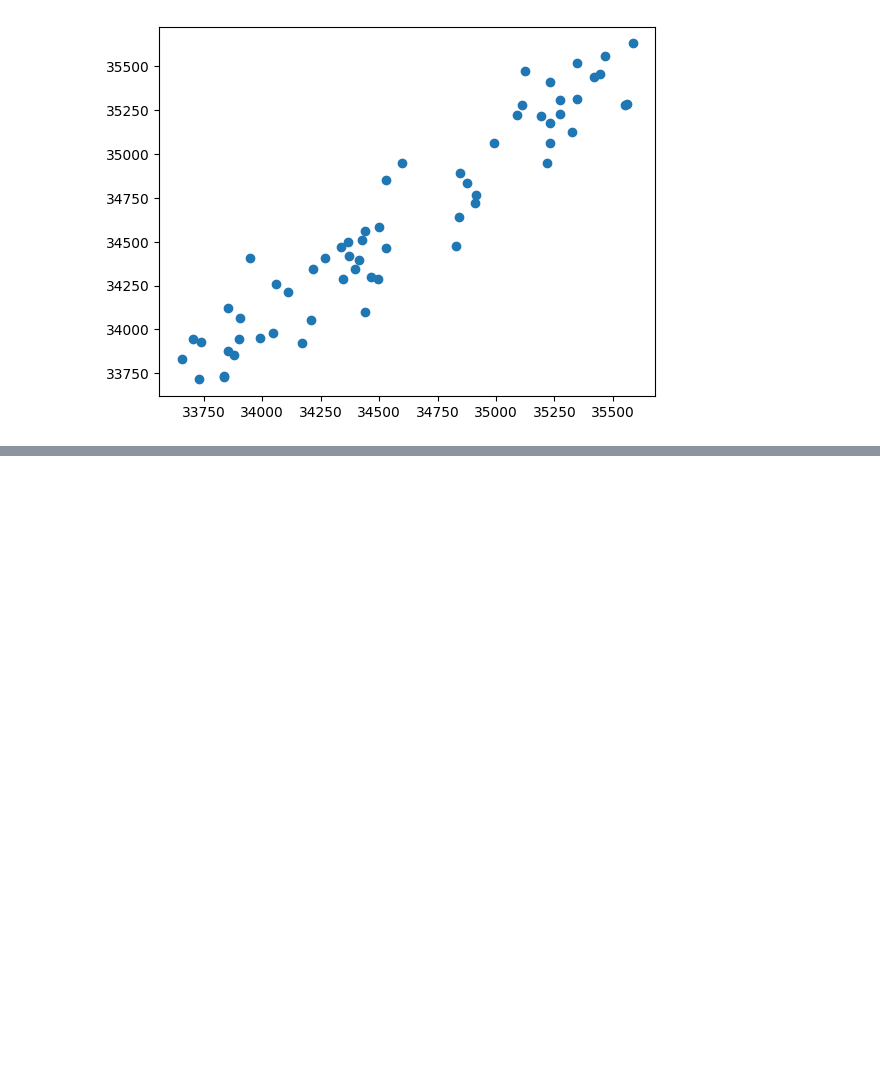
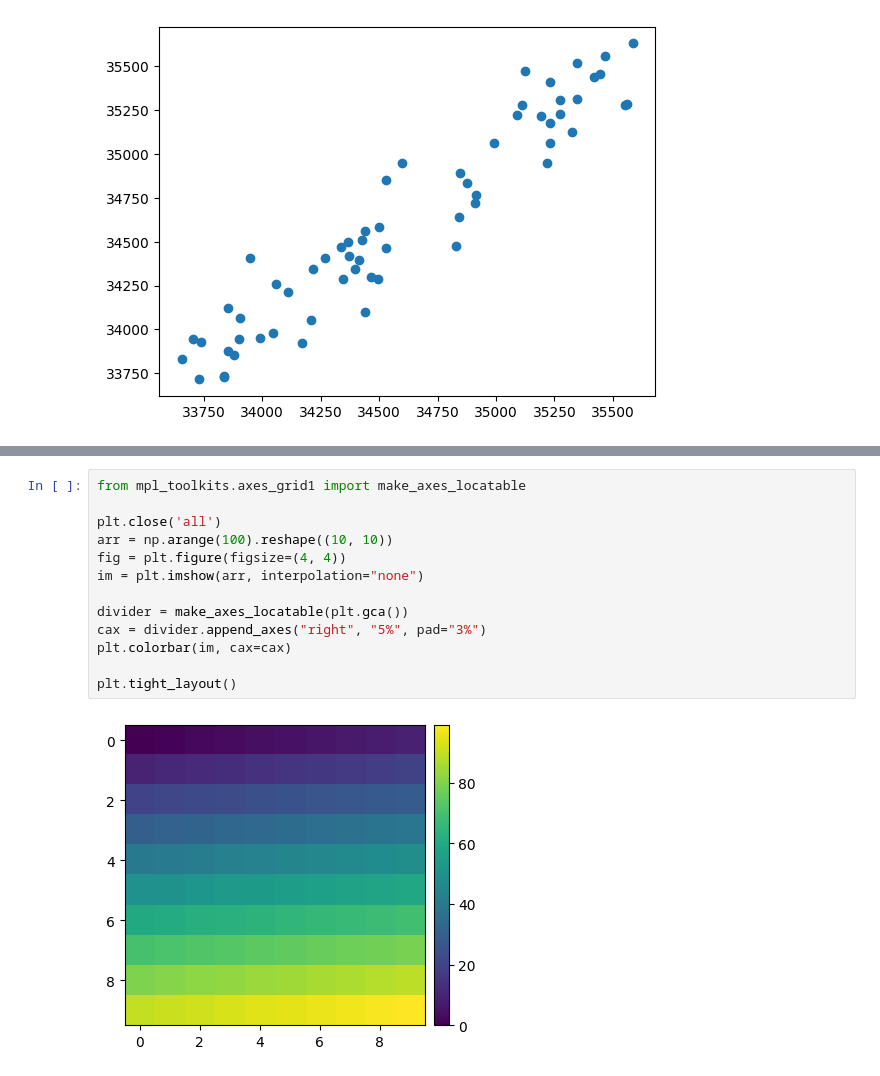
Before and after one commit to Pankaj-Str/Complete-Python-Mastery, a Jupyter notebook: Matplotlib-Python/Casestudy.ipynb, the cells around one changed output, grey strips where cells are left out. Cells and saved outputs as stored; diff of their text form; blank space fills up the shorter version.

```diff
--- a/Matplotlib-Python/Casestudy.ipynb
+++ b/Matplotlib-Python/Casestudy.ipynb
@@ -170,0 +204,15 @@ plt.savefig('OpenClose.png')
+# %%
+from mpl_toolkits.axes_grid1 import make_axes_locatable
+
+plt.close('all')
+arr = np.arange(100).reshape((10, 10))
+fig = plt.figure(figsize=(4, 4))
+im = plt.imshow(arr, interpolation="none")
+
+divider = make_axes_locatable(plt.gca())
+cax = divider.append_axes("right", "5%", pad="3%")
+plt.colorbar(im, cax=cax)
+
+plt.tight_layout()
+# %% [output]
+[figure, added]
```
Also changed, not shown: parts of 5 cells of this notebook.
